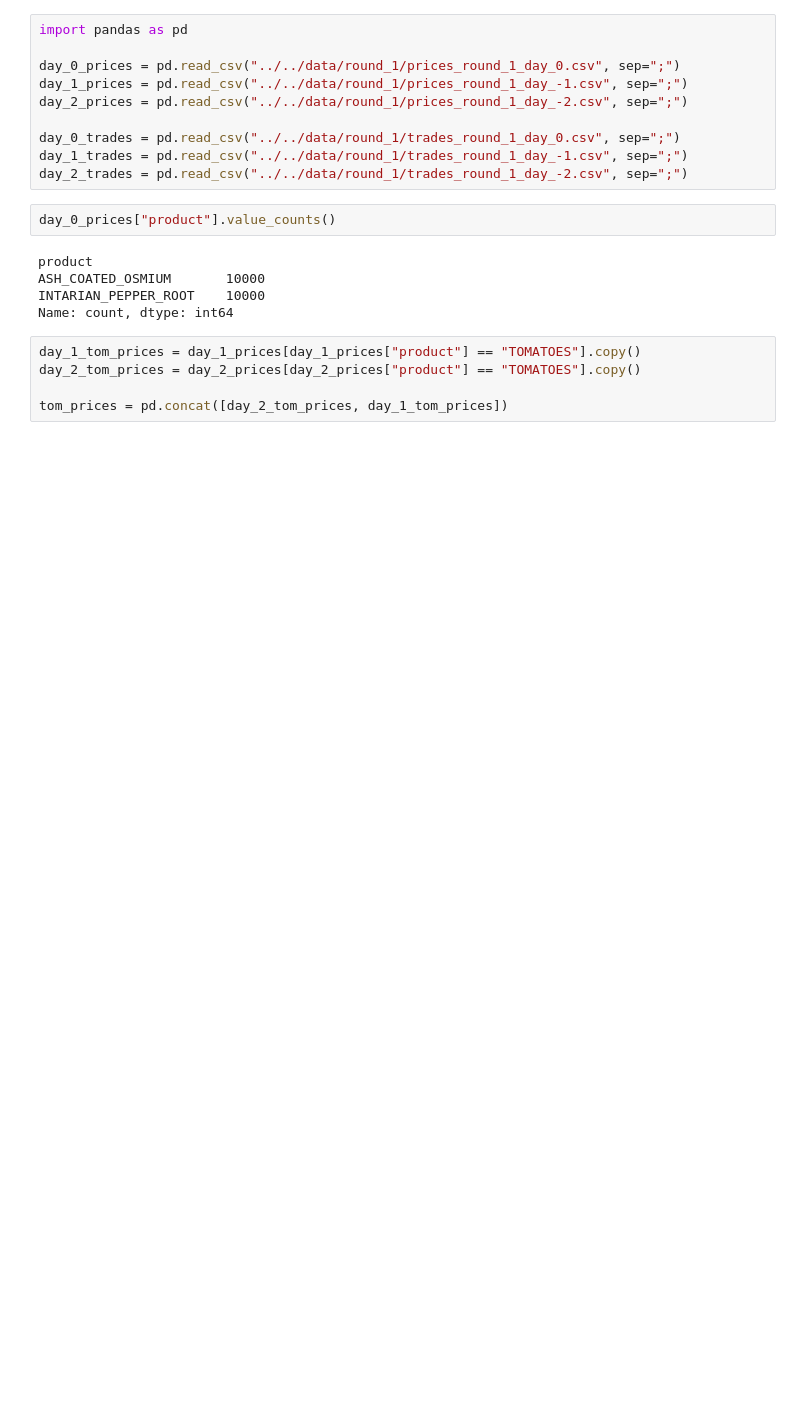
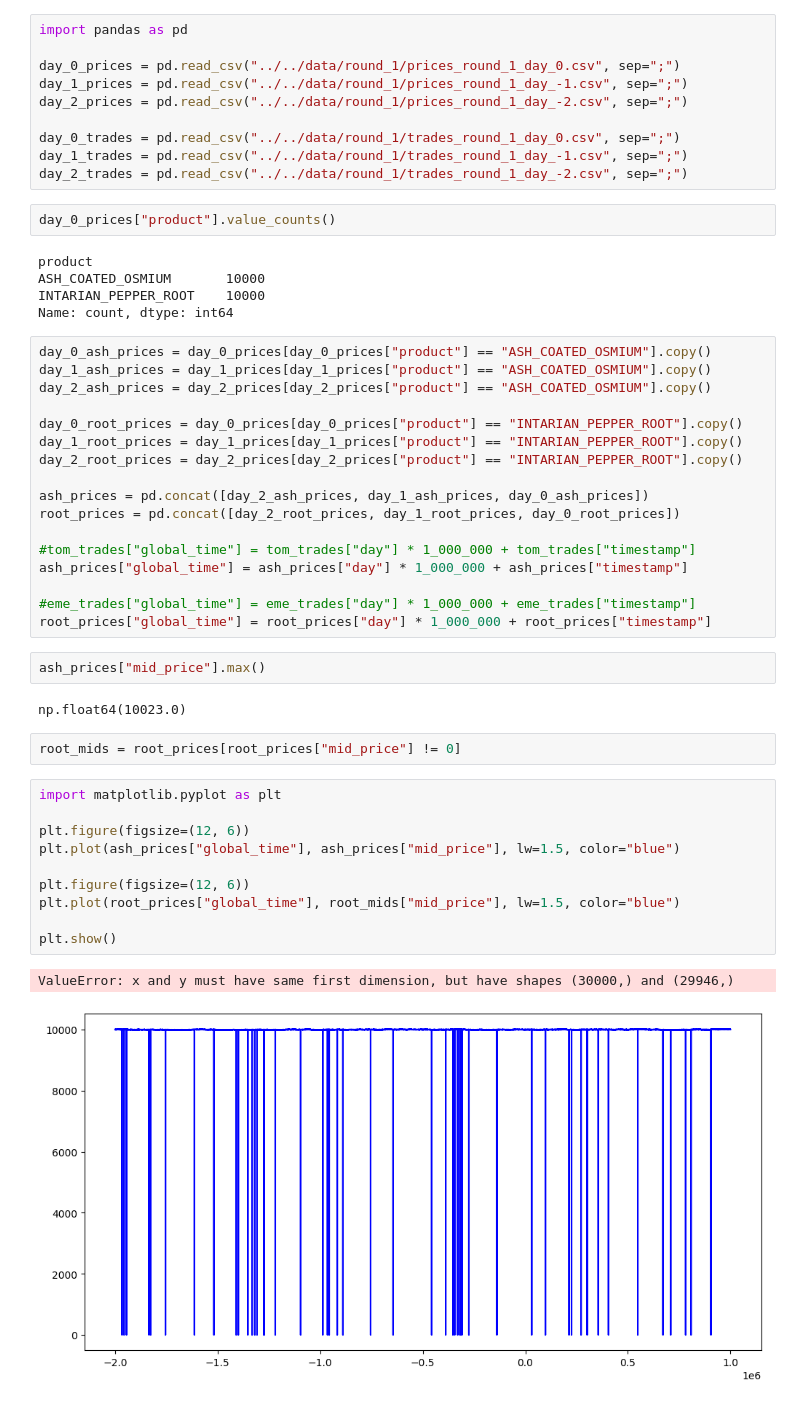
Before and after one commit to chrismcarr1/imc-prosperity-4, a Jupyter notebook: notebooks/round_1/exploring_round_1.ipynb, the cells around one changed output. Cells and saved outputs as stored; diff of their text form; blank space fills up the shorter version.

```diff
--- a/notebooks/round_1/exploring_round_1.ipynb
+++ b/notebooks/round_1/exploring_round_1.ipynb
@@ -16,7 +16,38 @@ ASH_COATED_OSMIUM       10000
 INTARIAN_PEPPER_ROOT    10000
 Name: count, dtype: int64
 # %%
-day_1_tom_prices = day_1_prices[day_1_prices["product"] == "TOMATOES"].copy()
-day_2_tom_prices = day_2_prices[day_2_prices["product"] == "TOMATOES"].copy()
+day_0_ash_prices = day_0_prices[day_0_prices["product"] == "ASH_COATED_OSMIUM"].copy()
+day_1_ash_prices = day_1_prices[day_1_prices["product"] == "ASH_COATED_OSMIUM"].copy()
+day_2_ash_prices = day_2_prices[day_2_prices["product"] == "ASH_COATED_OSMIUM"].copy()
 
-tom_prices = pd.concat([day_2_tom_prices, day_1_tom_prices])
+day_0_root_prices = day_0_prices[day_0_prices["product"] == "INTARIAN_PEPPER_ROOT"].copy()
+day_1_root_prices = day_1_prices[day_1_prices["product"] == "INTARIAN_PEPPER_ROOT"].copy()
+day_2_root_prices = day_2_prices[day_2_prices["product"] == "INTARIAN_PEPPER_ROOT"].copy()
+
+ash_prices = pd.concat([day_2_ash_prices, day_1_ash_prices, day_0_ash_prices])
+root_prices = pd.concat([day_2_root_prices, day_1_root_prices, day_0_root_prices])
+
+#tom_trades["global_time"] = tom_trades["day"] * 1_000_000 + tom_trades["timestamp"]
+ash_prices["global_time"] = ash_prices["day"] * 1_000_000 + ash_prices["timestamp"]
+
+#eme_trades["global_time"] = eme_trades["day"] * 1_000_000 + eme_trades["timestamp"]
+root_prices["global_time"] = root_prices["day"] * 1_000_000 + root_prices["timestamp"]
+# %%
+ash_prices["mid_price"].max()
+# %% [output]
+np.float64(10023.0)
+# %%
+root_mids = root_prices[root_prices["mid_price"] != 0]
+# %%
+import matplotlib.pyplot as plt
+
+plt.figure(figsize=(12, 6))
+plt.plot(ash_prices["global_time"], ash_prices["mid_price"], lw=1.5, color="blue")
+
+plt.figure(figsize=(12, 6))
+plt.plot(root_prices["global_time"], root_mids["mid_price"], lw=1.5, color="blue")
+
+plt.show()
+# %% [output]
+ValueError: x and y must have same first dimension, but have shapes (30000,) and (29946,)
+[figure, added]
```
Also changed, not shown: parts of 1 cell of this notebook, 4 other files.
